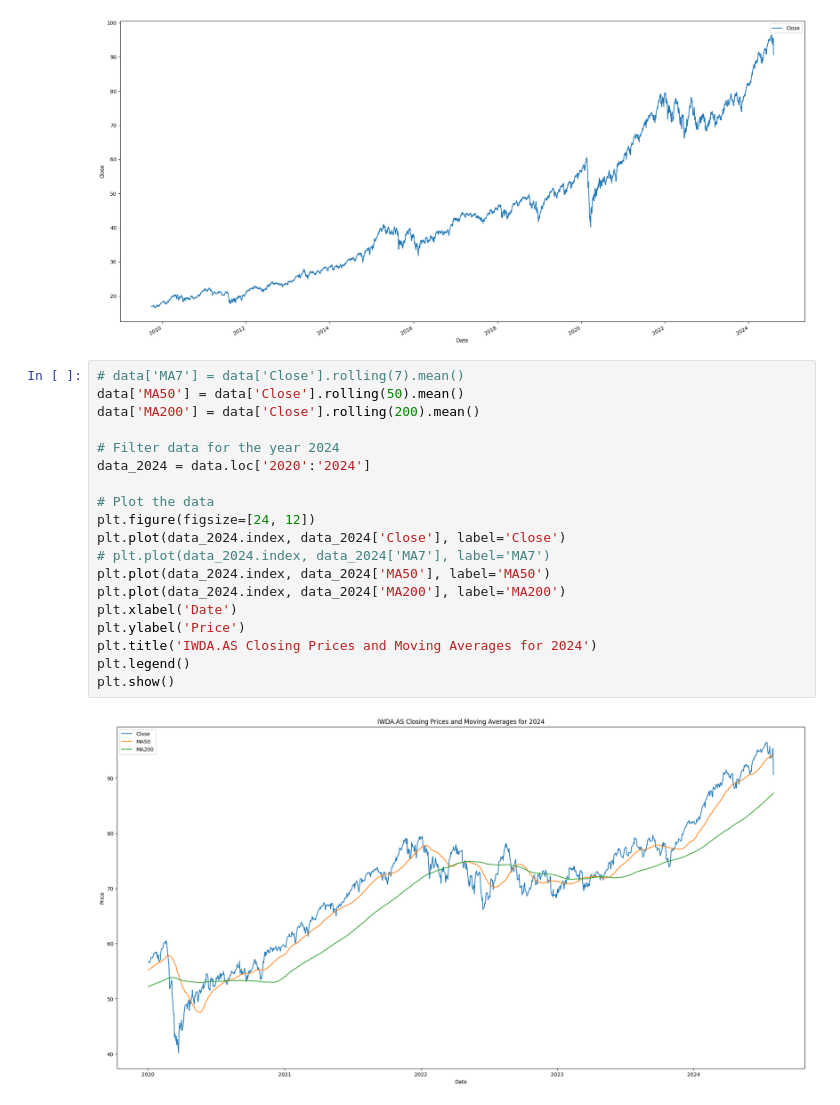
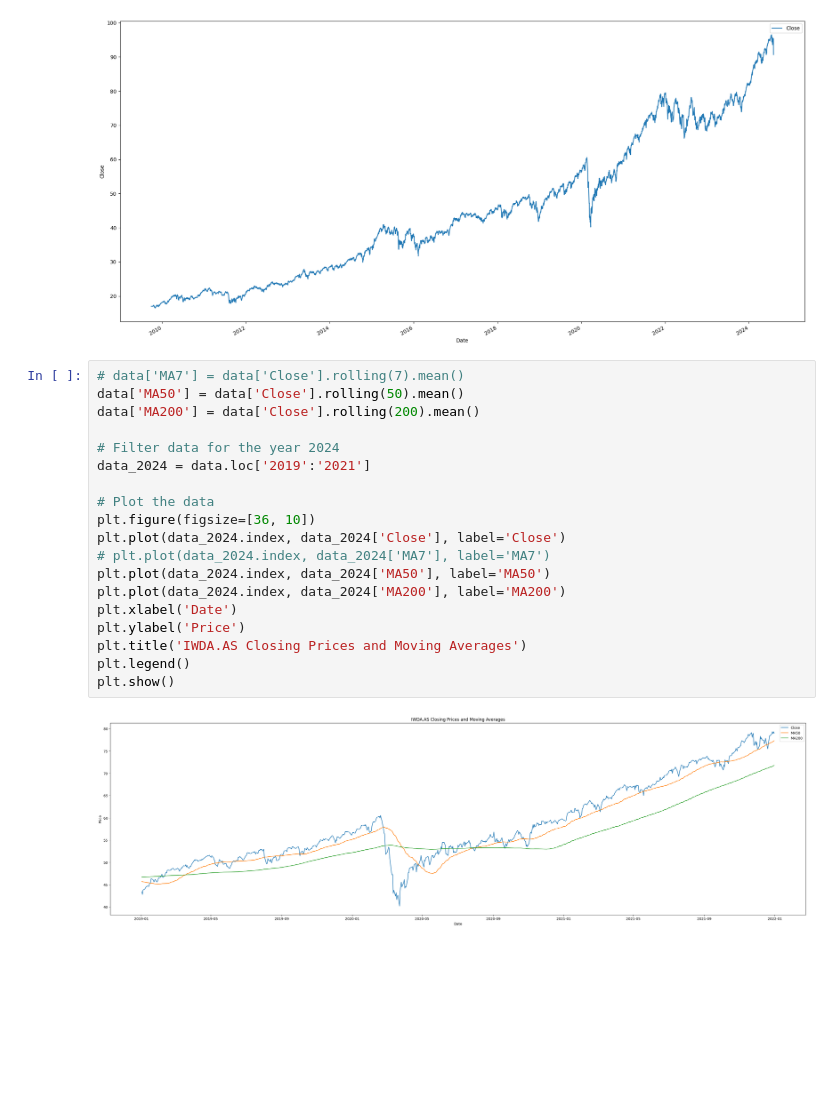
Before and after one commit to BartBroux/BartBroux, a Jupyter notebook: rollend_gemiddelde.ipynb, the cells around one changed output. Drawn from its saved outputs; the diff is of its cells as text; blank space fills up the shorter version.

```diff
--- a/rollend_gemiddelde.ipynb
+++ b/rollend_gemiddelde.ipynb
@@ -48,21 +47,21 @@ Text(0, 0.5, 'Close')
 # %%
 # data['MA7'] = data['Close'].rolling(7).mean()
 data['MA50'] = data['Close'].rolling(50).mean()
 data['MA200'] = data['Close'].rolling(200).mean()
 
 # Filter data for the year 2024
-data_2024 = data.loc['2020':'2024']
+data_2024 = data.loc['2019':'2021']
 
 # Plot the data
-plt.figure(figsize=[24, 12])
+plt.figure(figsize=[36, 10])
 plt.plot(data_2024.index, data_2024['Close'], label='Close')
 # plt.plot(data_2024.index, data_2024['MA7'], label='MA7')
 plt.plot(data_2024.index, data_2024['MA50'], label='MA50')
 plt.plot(data_2024.index, data_2024['MA200'], label='MA200')
 plt.xlabel('Date')
 plt.ylabel('Price')
-plt.title('IWDA.AS Closing Prices and Moving Averages for 2024')
+plt.title('IWDA.AS Closing Prices and Moving Averages')
 plt.legend()
 plt.show()
 # %% [output]
-[figure, old version]
+[figure, new version]
```
Also changed, not shown: parts of 3 cells of this notebook.
